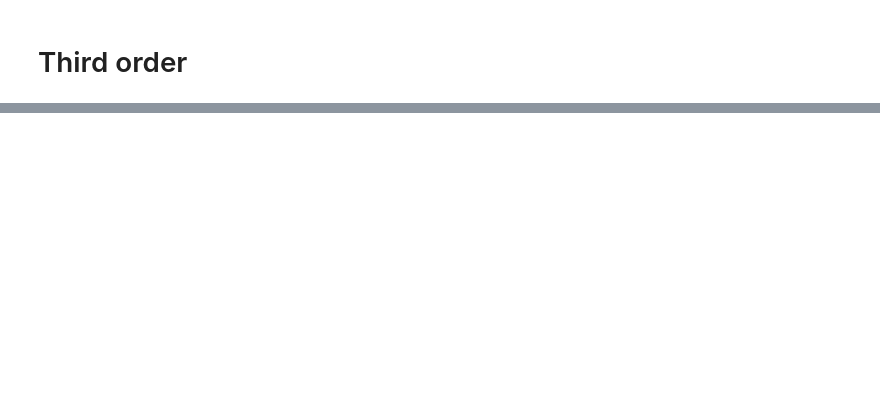
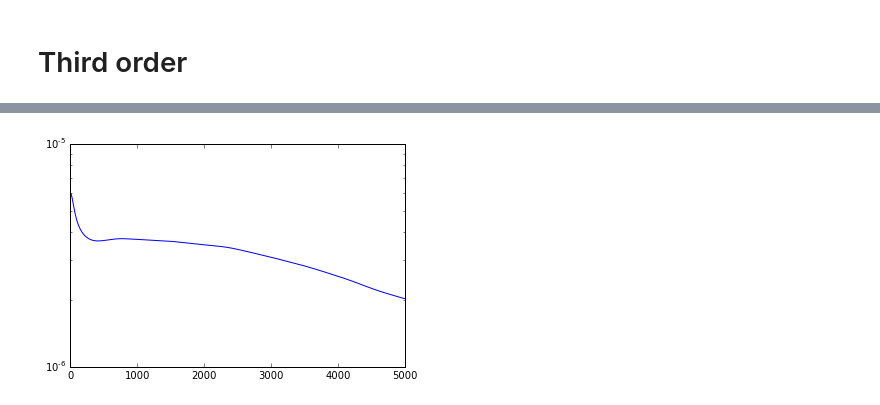
Before and after one commit to achab/nphc, a Jupyter notebook: notebooks/test_cumulant.ipynb, the cells around one changed output, grey strips where cells are left out. Saved outputs shown, nothing was run; the diff lists cells and outputs as text; code cells hidden in the pictures; blank space fills up the shorter version.

```diff
--- a/notebooks/test_cumulant.ipynb
+++ b/notebooks/test_cumulant.ipynb
@@ -244,0 +313,44 @@ print(rel_err(K,np.zeros_like(K)))
+# %%
+from math import sqrt
+
+eta = 1e3
+lbd_l1 = 1e-7
+lbd_nuc = 1e-6
+@autojit
+def loss_over_time(maxiter,R0):
+    R_old = R0.copy()
+    R = R0.copy()
+    Y = np.empty((d,d))
+    grad_mean = np.zeros((d,d))
+    loss_arr = np.empty(maxiter)
+    rel_err_arr = np.empty(maxiter)
+    for n in range(maxiter):
+        (i,j,k) = np.random.randint(d), np.random.randint(d), np.random.randint(d)
+        #grad = gradient_f_ijk(R,L,C_theory,K_emp,i,j,k)
+        #R[:] = R - eta*grad_mean
+        #R[:] = R - eta/(sqrt(1.+n))*grad
+        Y[:] = R + (n-2.)/(n+1.)*(R-R_old)
+        grad = gradient_f(Y,L,C_theory,K_emp)
+        #grad = gradient_f_ijk(Y,L,C_theory,K_emp,i,j,k)
+        #grad_mean *= n / (n + 1.)
+        #grad_mean += grad / (n + 1.)
+        R_old[:] = R
+        R[:] = prox_l1(Y - eta*grad,lbd=lbd_l1)
+        #R[:] = prox_nuclear(Y - eta*grad,lbd=lbd_nuc)
+        #R[:] -=eta*grad_mean
+        loss_arr[n] = objective(R) + lbd_l1*np.sum(abs(R))
+        #_, s, _ = np.linalg.svd(R)
+        #loss_arr[n] = objective(R) + lbd_nuc*s.max()
+        rel_err_arr[n] = rel_err(R_truth,R)
+    return rel_err_arr, loss_arr, R
+# %%
+R0_ = np.arange(d**2).reshape(d,d)/(d**2)
+res = loss_over_time(5000,R0_)
+rel_err_array = res[0]
+loss = res[1]
+R_final = res[2]
+# %%
+plt.plot(loss)
+plt.yscale('log')
+# %% [output]
+[figure, added]
```
Also changed, not shown: parts of 38 cells of this notebook, 3 other files.
